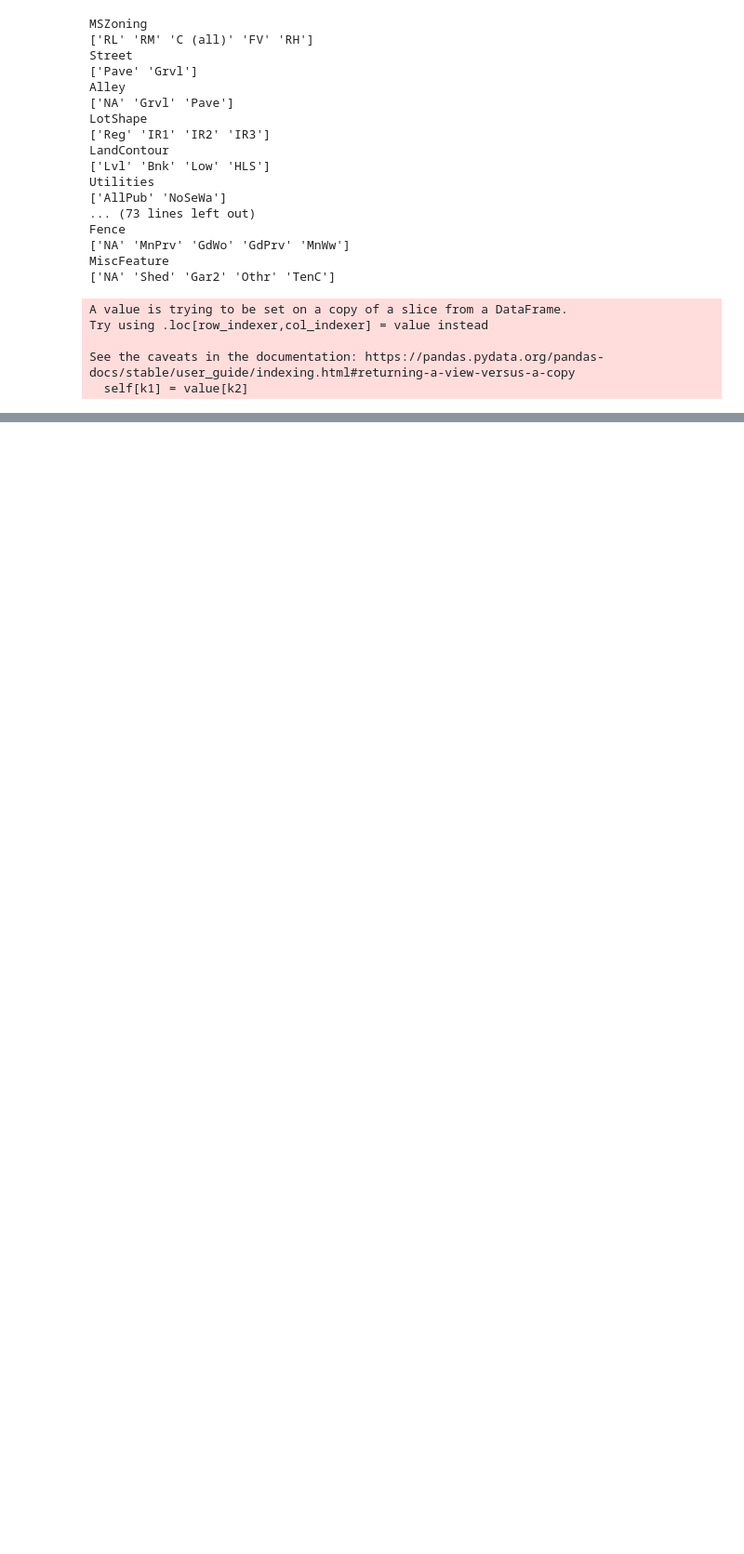
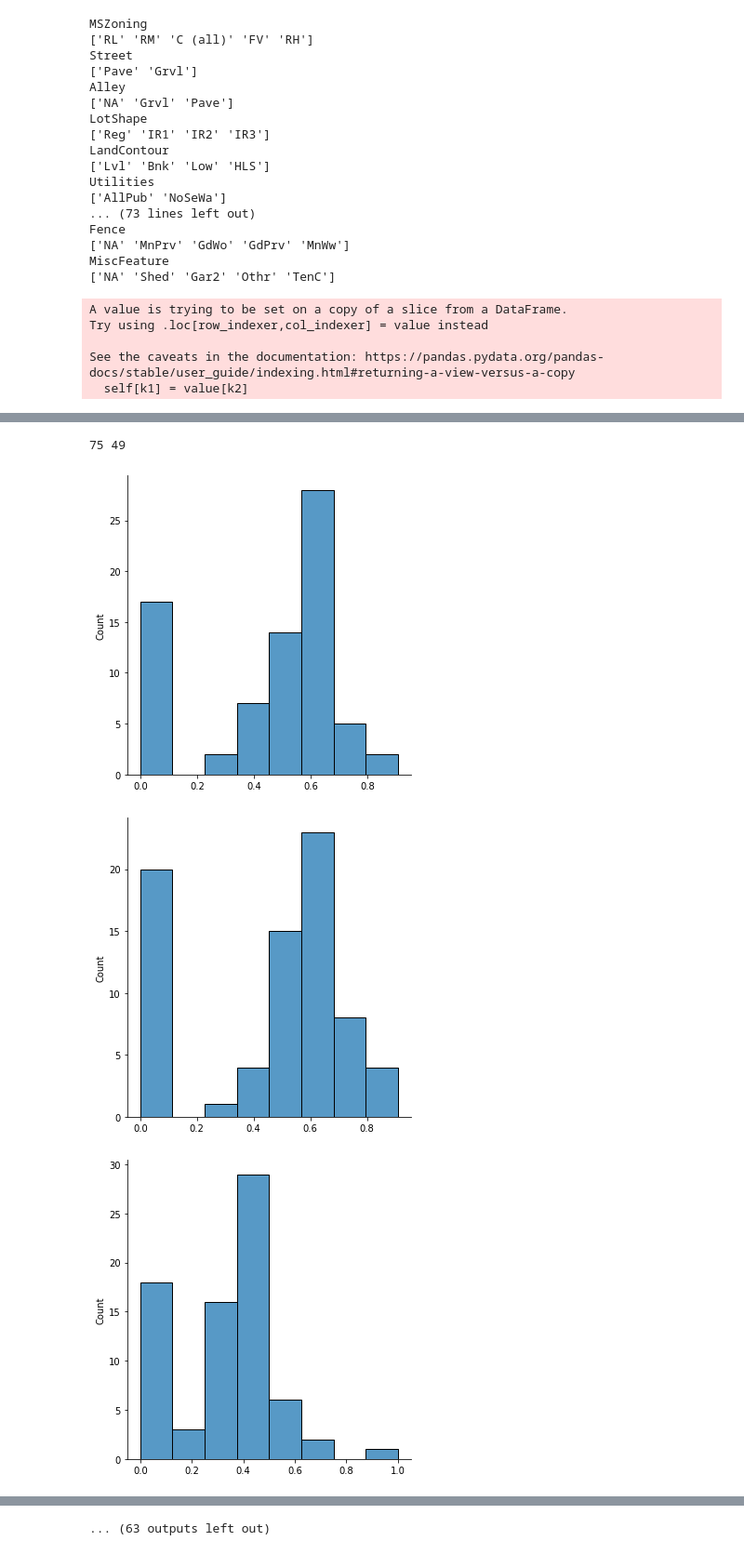
Before and after one commit to JuanFKurucz/ia-portfolio, a Jupyter notebook: content/posts/ca/ames-housing/AMES.ipynb, the cells around one changed output, grey strips where cells are left out. Shown at 93% size. Cells and saved outputs as stored; diff of their text form; code cells hidden in the pictures; blank space fills up the shorter version.

```diff
--- a/content/posts/ca/ames-housing/AMES.ipynb
+++ b/content/posts/ca/ames-housing/AMES.ipynb
@@ -332,0 +281,56 @@ X_val_pca = pca.transform(X_val)
+# %%
+def preprocess_data(data,normalizer=None,scaler=None):
+  if not normalizer:
+    normalizer = Normalizer()
+    normalizer.fit(data)
+  data = normalizer.transform(data)
+  data = power_transform(data)
+  if not scaler:
+    scaler = MinMaxScaler()
+    data = scaler.fit_transform(data)
+  else:
+    data = scaler.transform(data)
+
+  return data, normalizer, scaler
+
+
+# Removing outliers
+iso = IsolationForest(contamination=0.05,random_state=42)
+yhat = iso.fit_predict(X)
+mask = yhat != -1
+X_clean, y_clean = X[mask], y[mask]
+
+# PCA training
+pca = decomposition.PCA(n_components=0.99,svd_solver="full",random_state=42)#0.9999
+data_pca, _, _ = preprocess_data(X_clean)
+pca.fit(data_pca)
+print(len(X_clean.columns),len(pca.components_))
+
+# Val split
+X_train, X_val, y_train, y_val = train_test_split(X_clean, y_clean, test_size=0.2, random_state=42)
+
+
+X_train, normalizer, scaler = preprocess_data(X_train)
+X_val, _, _ = preprocess_data(X_val,normalizer,scaler)
+
+# Transforming train,val to pca
+X_train_pca = pca.transform(X_train)
+X_val_pca = pca.transform(X_val)
+
+
+data_sets = [
+    (X_train,X_val),
+    (X_train_pca,X_val_pca),
+]
+# %% [output]
+75 49
+# %%
+i=0
+for column in X.columns:
+  sns.displot(X_train[i])
+  plt.show()
+  i+=1
+# %% [output]
+[figure, added]
+[figure, added]
+[figure, added]
@@ -333 +346,2 @@ X_val_pca = pca.transform(X_val)
+... (63 outputs left out)
 # %%
```
Also changed, not shown: parts of 18 cells of this notebook, 8 other files.
